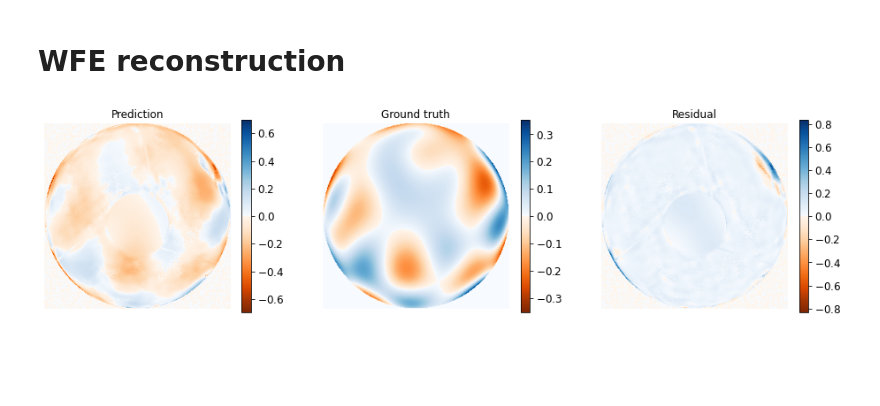
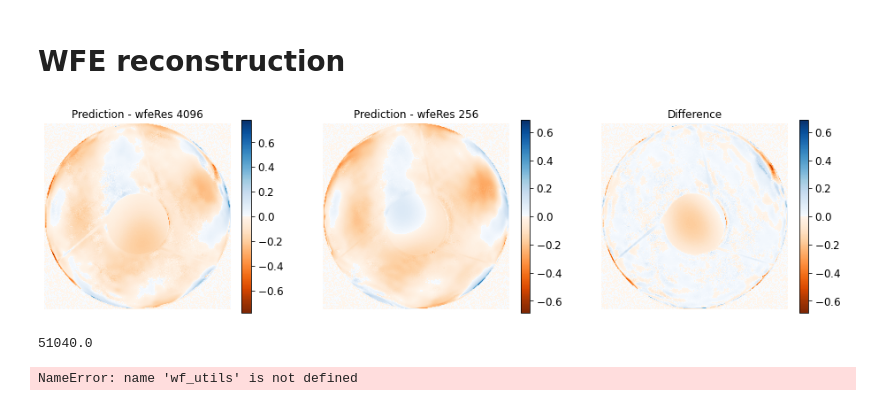
Before and after one commit to tobias-liaudat/wf-SEDs, a Jupyter notebook: WFE_sampling_test/notebooks/wfeRes_compare.ipynb, the cells around one changed output. Drawn from its saved outputs; the diff is of its cells as text; code cells hidden in the pictures; blank space fills up the shorter version.

```diff
--- a/WFE_sampling_test/notebooks/wfeRes_compare.ipynb
+++ b/WFE_sampling_test/notebooks/wfeRes_compare.ipynb
@@ -345,7 +367,7 @@ plt.show()
 ## At 3x resolution
 # %%
 output_Q=1
-output_dim=64
+output_dim=96
 
 
 # Save original output_Q and output_dim
@@ -475,35 +498,52 @@ plt.show()
 batch_pos = tf_test_pos
 
 # We calculate a batch of OPDs
-opd_batch = tf_semiparam_field.predict_opd(batch_pos)
-GT_opd_batch = GT_tf_semiparam_field.predict_opd(batch_pos)
+opd_batch_4096 = tf_semiparam_field_4096.predict_opd(batch_pos)
+opd_batch_256 = tf_semiparam_field_256.predict_opd(batch_pos)
 # %%
 fig, ax = plt.subplots(1, 3, figsize=(16,4))
 
-vmax = np.max(np.abs(opd_batch[it,:,:]))
-im = ax[0].imshow(opd_batch[it,:,:], cmap=newcmp, vmax=vmax, vmin=-vmax)
-ax[0].set_title('Prediction')
+vmax = np.max(np.abs(opd_batch_4096[it,:,:]))
+im = ax[0].imshow(opd_batch_4096[it,:,:], cmap=newcmp, vmax=vmax, vmin=-vmax)
+ax[0].set_title('Prediction - wfeRes 4096')
 plt.colorbar(im, ax=ax[0])
 
 
-vmax = np.max(np.abs(GT_opd_batch[it,:,:]))
-im = ax[1].imshow(GT_opd_batch[it,:,:], cmap=newcmp, vmax=vmax, vmin=-vmax)
-ax[1].set_title('Ground truth')
+vmax = np.max(np.abs(opd_batch_256[it,:,:]))
+im = ax[1].imshow(opd_batch_256[it,:,:], cmap=newcmp, vmax=vmax, vmin=-vmax)
+ax[1].set_title('Prediction - wfeRes 256')
 plt.colorbar(im, ax=ax[1])
 
-vmax = np.max(np.abs(GT_opd_batch[it,:,:] - opd_batch[it,:,:]))
-im = ax[2].imshow(GT_opd_batch[it,:,:] - opd_batch[it,:,:], cmap=newcmp, vmax=vmax, vmin=-vmax)
-ax[2].set_title('Residual')
+#vmax = np.max(np.abs(opd_batch_4096[it,:,:] - opd_batch_256[it,:,:]))
+im = ax[2].imshow(opd_batch_4096[it,:,:] - opd_batch_256[it,:,:], cmap=newcmp, vmax=vmax, vmin=-vmax)
+ax[2].set_title('Difference')
 plt.colorbar(im, ax=ax[2])
 
 for j in range(3):
     ax[j].set_xticks([])
     ax[j].set_yticks([])
     ax[j].spines['top'].set_visible(False)
     ax[j].spines['right'].set_visible(False)
     ax[j].spines['bottom'].set_visible(False)
     ax[j].spines['left'].set_visible(False)
 
+plt.savefig('../wf-outputs/plots/WFE_comparison.pdf')
 plt.show()
 # %% [output]
-[figure, old version]
+[figure, new version]
+# %%
+n_pix_zernike = sum(sum(tf_zernike_cube_256[0,:,:])).numpy()
+# %% [output]
+51040.0
+# %%
+zernike_max_energy_order = 150
+
+zernikes_high_order = wf_utils.zernike_generator(n_zernikes=zernike_max_energy_order, wfe_dim=args_256['pupil_diameter'])
+# Now as cubes
+np_zernikes_high_order_cube_256 = np.zeros((len(zernikes_high_order), zernikes_high_order[0].shape[0], zernikes_high_order[0].shape[1]))
+for it in range(len(zernikes_high_order)):
+    np_zernikes_high_order_cube_256[it,:,:] = zernikes_high_order[it]
+np_zernikes_high_order_cube_256[np.isnan(np_zernikes_high_order_cube_256)] = 0
+tf_zernikes_high_order_cube_256 = tf.convert_to_tensor(np_zernikes_high_order_cube_256, dtype=tf.float32)
+# %% [output]
+NameError: name 'wf_utils' is not defined
```
Also changed, not shown: parts of 10 cells of this notebook.
